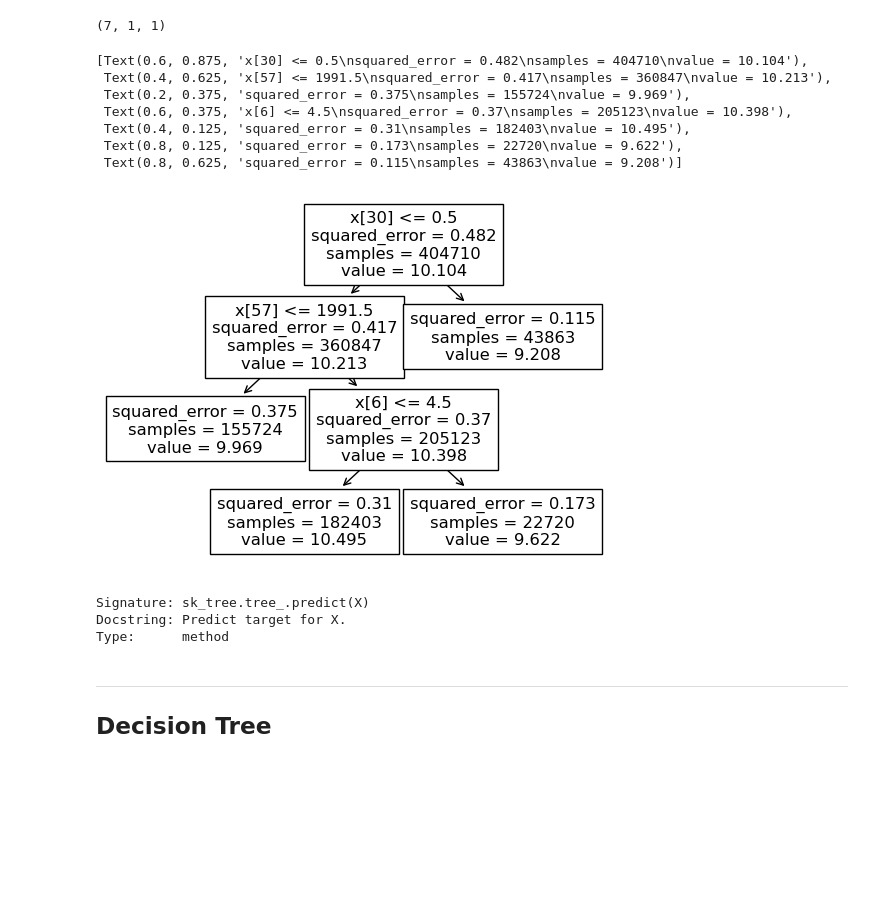
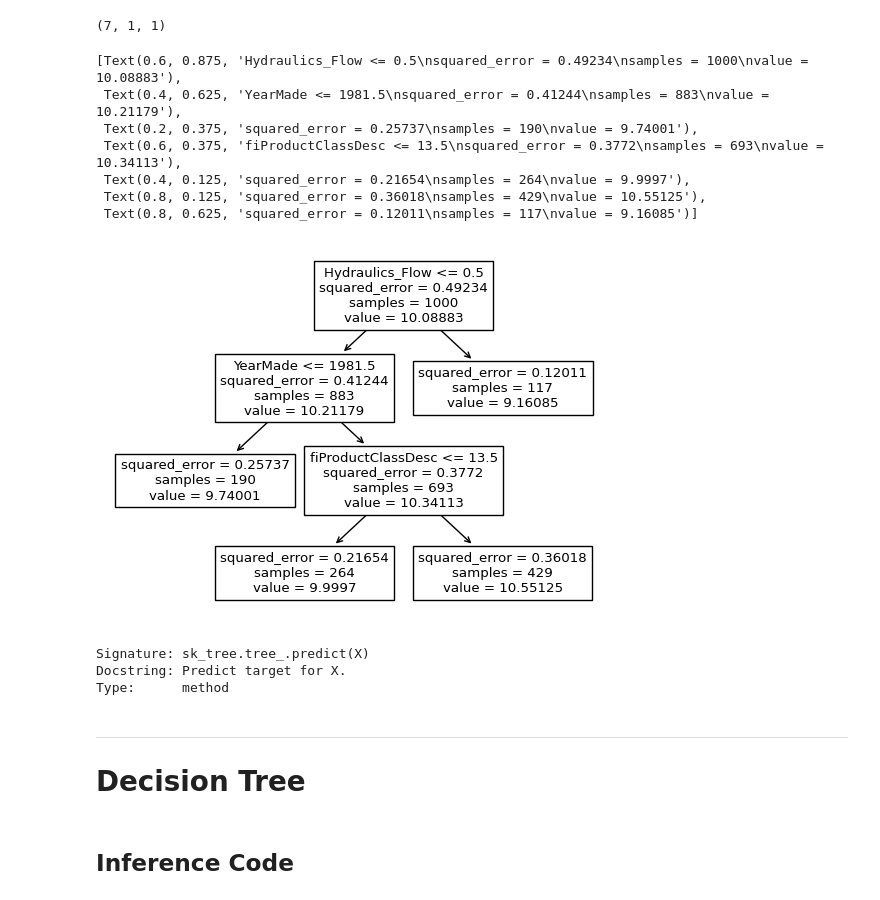
Before and after one commit to sean-mcmahon/sean-mcmahon.github.io, a Jupyter notebook: notebooks/decision_tree.ipynb, the cells around one changed output. Saved outputs shown, nothing was run; the diff lists cells and outputs as text; code cells hidden in the pictures; blank space fills up the shorter version.

```diff
--- a/notebooks/decision_tree.ipynb
+++ b/notebooks/decision_tree.ipynb
@@ -98,0 +100,10 @@ valid_xs,valid_y = tabula_pandas.valid.xs,tabula_pandas.valid.y
+# %%
+# Obtained from Fastbook chapter 09, on feature importance
+np.random.seed(42)
+reduced_feature_ids = {57: 'YearMade', 6: 'ProductSize', 30: 'Coupler_System', 7: 'fiProductClassDesc', 32: 'Hydraulics_Flow'}
+assert all([fname == train_x.columns[fid] for fid, fname in reduced_feature_ids.items()])
+number_samples = 1000
+r_subset_ids = np.random.choice(np.arange(0, train_x.shape[0]), size=number_samples)
+subset_feature_ids = list(reduced_feature_ids.keys())
+small_train_x, small_train_y = train_x.iloc[r_subset_ids,subset_feature_ids], train_y.iloc[r_subset_ids]
+small_valid_xs, small_valid_y = valid_xs.iloc[:, subset_feature_ids], valid_y
@@ -100,6 +133,6 @@ valid_xs,valid_y = tabula_pandas.valid.xs,tabula_pandas.valid.y
 Test on Sklearn to ensure all worky
 # %%
 sk_tree = DecisionTreeRegressor(max_leaf_nodes=4)
-sk_tree.fit(train_x, train_y)
+sk_tree.fit(small_train_x, small_train_y)
 # %% [output]
 DecisionTreeRegressor(max_leaf_nodes=4)
@@ -130,17 +143,16 @@ t.shape
 (7, 1, 1)
 # %%
 from sklearn.tree import plot_tree
-
-plot_tree(sk_tree)
+plot_tree(sk_tree, feature_names=small_train_x.columns, precision=5)
 # %% [output]
-[Text(0.6, 0.875, 'x[30] <= 0.5\nsquared_error = 0.482\nsamples = 404710\nvalue = 10.104'),
- Text(0.4, 0.625, 'x[57] <= 1991.5\nsquared_error = 0.417\nsamples = 360847\nvalue = 10.213'),
- Text(0.2, 0.375, 'squared_error = 0.375\nsamples = 155724\nvalue = 9.969'),
- Text(0.6, 0.375, 'x[6] <= 4.5\nsquared_error = 0.37\nsamples = 205123\nvalue = 10.398'),
- Text(0.4, 0.125, 'squared_error = 0.31\nsamples = 182403\nvalue = 10.495'),
- Text(0.8, 0.125, 'squared_error = 0.173\nsamples = 22720\nvalue = 9.622'),
- Text(0.8, 0.625, 'squared_error = 0.115\nsamples = 43863\nvalue = 9.208')]
+[Text(0.6, 0.875, 'Hydraulics_Flow <= 0.5\nsquared_error = 0.49234\nsamples = 1000\nvalue = 10.08883'),
+ Text(0.4, 0.625, 'YearMade <= 1981.5\nsquared_error = 0.41244\nsamples = 883\nvalue = 10.21179'),
+ Text(0.2, 0.375, 'squared_error = 0.25737\nsamples = 190\nvalue = 9.74001'),
+ Text(0.6, 0.375, 'fiProductClassDesc <= 13.5\nsquared_error = 0.3772\nsamples = 693\nvalue = 10.34113'),
+ Text(0.4, 0.125, 'squared_error = 0.21654\nsamples = 264\nvalue = 9.9997'),
+ Text(0.8, 0.125, 'squared_error = 0.36018\nsamples = 429\nvalue = 10.55125'),
+ Text(0.8, 0.625, 'squared_error = 0.12011\nsamples = 117\nvalue = 9.16085')]
-[figure, old version]
+[figure, new version]
 # %%
 ??sk_tree.tree_.predict
 # %% [output]
@@ -149,7 +161,7 @@ Docstring: Predict target for X.
 Type:      method
 # %% [markdown]
 ---
-## Decision Tree
+# Decision Tree
 # %%
 from abc import ABC
 from abc import abstractmethod
@@ -207,3 +219,5 @@ sk_y_pred_valid = sklean_dt.predict(valid_xs)
+# %% [markdown]
+## Inference Code
 # %%
 # %debug
 # TreeNode_ = NewType("TreeNode", object)
```
Also changed, not shown: parts of 20 cells of this notebook, 8 other files.
